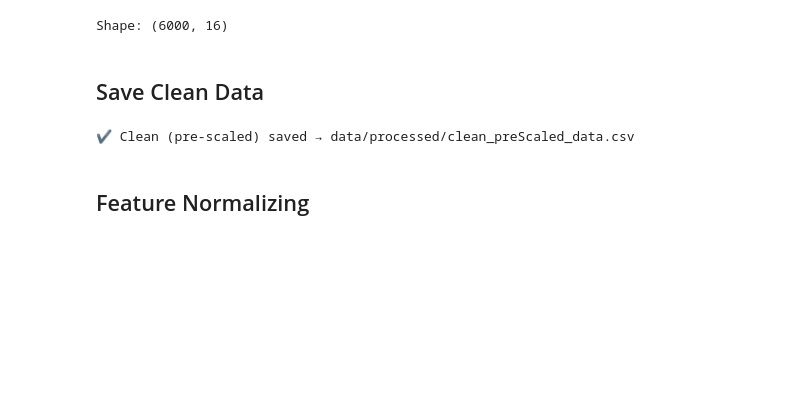
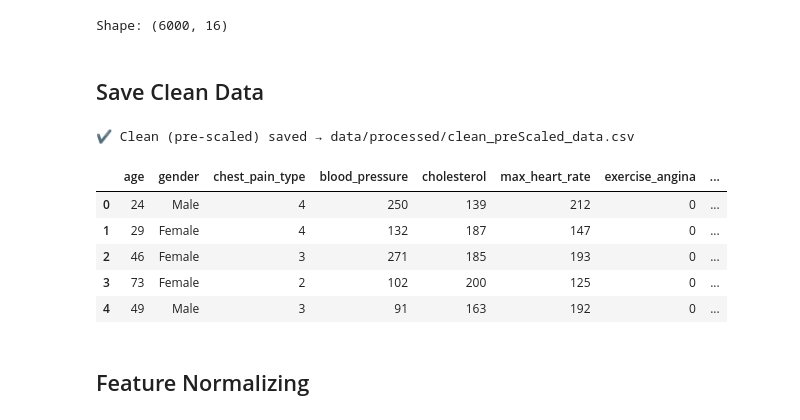
Before and after one commit to YassienTawfikk/MediCluster, a Jupyter notebook: notebooks/01_data_setup.ipynb, the cells around one changed output. Saved outputs shown, nothing was run; the diff lists cells and outputs as text; code cells hidden in the pictures; blank space fills up the shorter version.

Commit message:
save cleaned data

```diff
--- a/notebooks/01_data_setup.ipynb
+++ b/notebooks/01_data_setup.ipynb
@@ -145,21 +145,26 @@ Shape: (6000, 16)
 # %%
 clean_path = processed_data_dir / "clean_preScaled_data.csv"
 clean_prescaled_df = df.copy()
 
 clean_prescaled_df['residence_type'] = clean_prescaled_df['residence_type'].map({0: 'Urban', 1: 'Rural'})
-clean_prescaled_df['gender'] = clean_prescaled_df['gender'].map({0: 'Female', 1: 'Male'})
 clean_prescaled_df['gender'] = clean_prescaled_df['gender'].map({0: 'Female', 1: 'Male'})
 
 clean_prescaled_df['smoking_status'] = clean_prescaled_df['smoker'].map({1: "Smoker", -1: "Non-Smoker", 0: "Unknown"})
 clean_prescaled_df.drop(columns=['smoker'], inplace=True)
 
 clean_prescaled_df['bmi'] = clean_prescaled_df['bmi'].round(2)
 clean_prescaled_df['diabetes_pedigree'] = clean_prescaled_df['diabetes_pedigree'].round(3)
 
 clean_prescaled_df.to_csv(clean_path, index=False)
 print(f"✔️ Clean (pre-scaled) saved → {'/'.join(clean_path.parts[-3:])}")
 # %% [output]
 ✔️ Clean (pre-scaled) saved → data/processed/clean_preScaled_data.csv
+|  | age | gender | chest_pain_type | blood_pressure | cholesterol | max_heart_rate | exercise_angina | ... |
+| 0 | 24 | Male | 4 | 250 | 139 | 212 | 0 | ... |
+| 1 | 29 | Female | 4 | 132 | 187 | 147 | 0 | ... |
+| 2 | 46 | Female | 3 | 271 | 185 | 193 | 0 | ... |
+| 3 | 73 | Female | 2 | 102 | 200 | 125 | 0 | ... |
+| 4 | 49 | Male | 3 | 91 | 163 | 192 | 0 | ... |
 # %% [markdown]
 ## Feature Normalizing
 # %%
```
